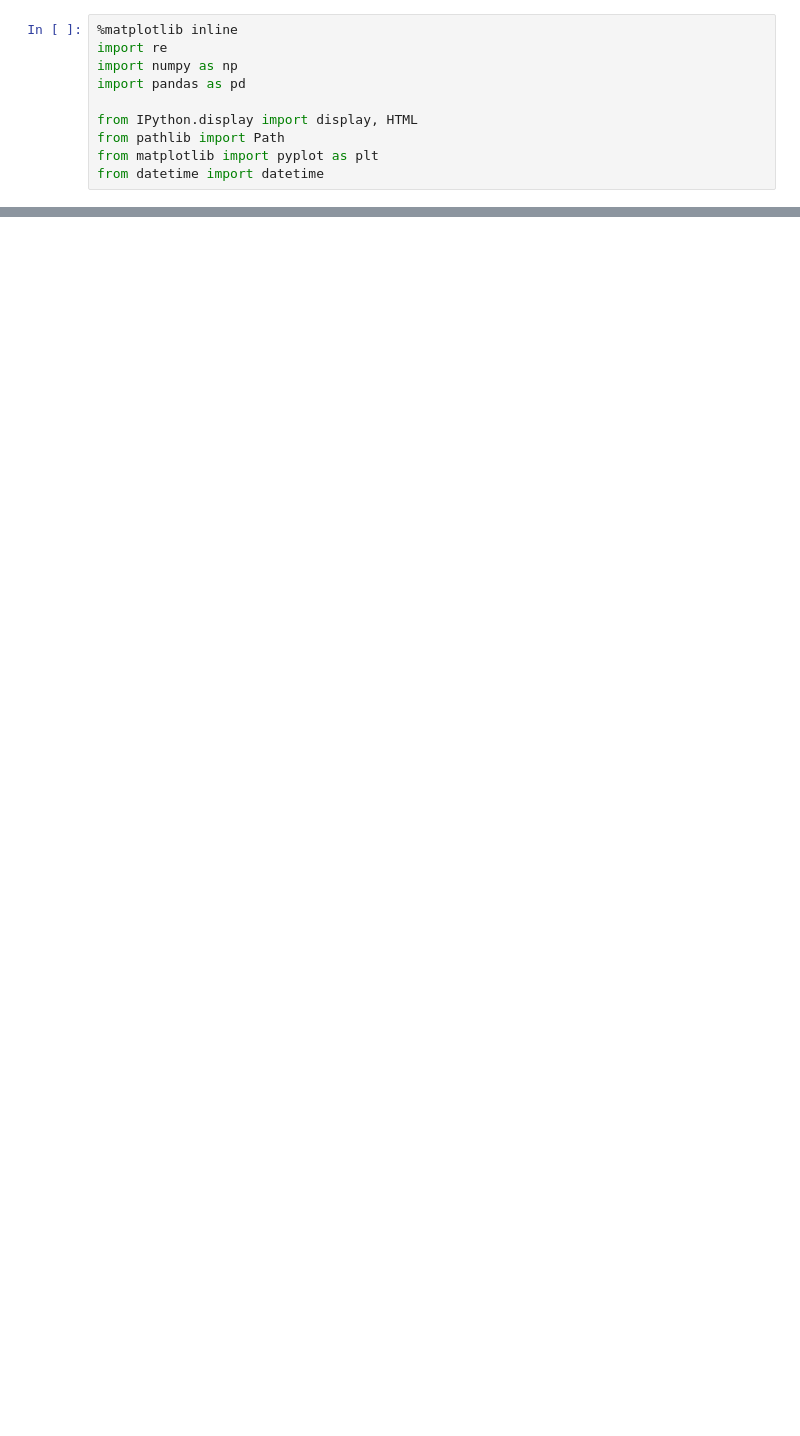
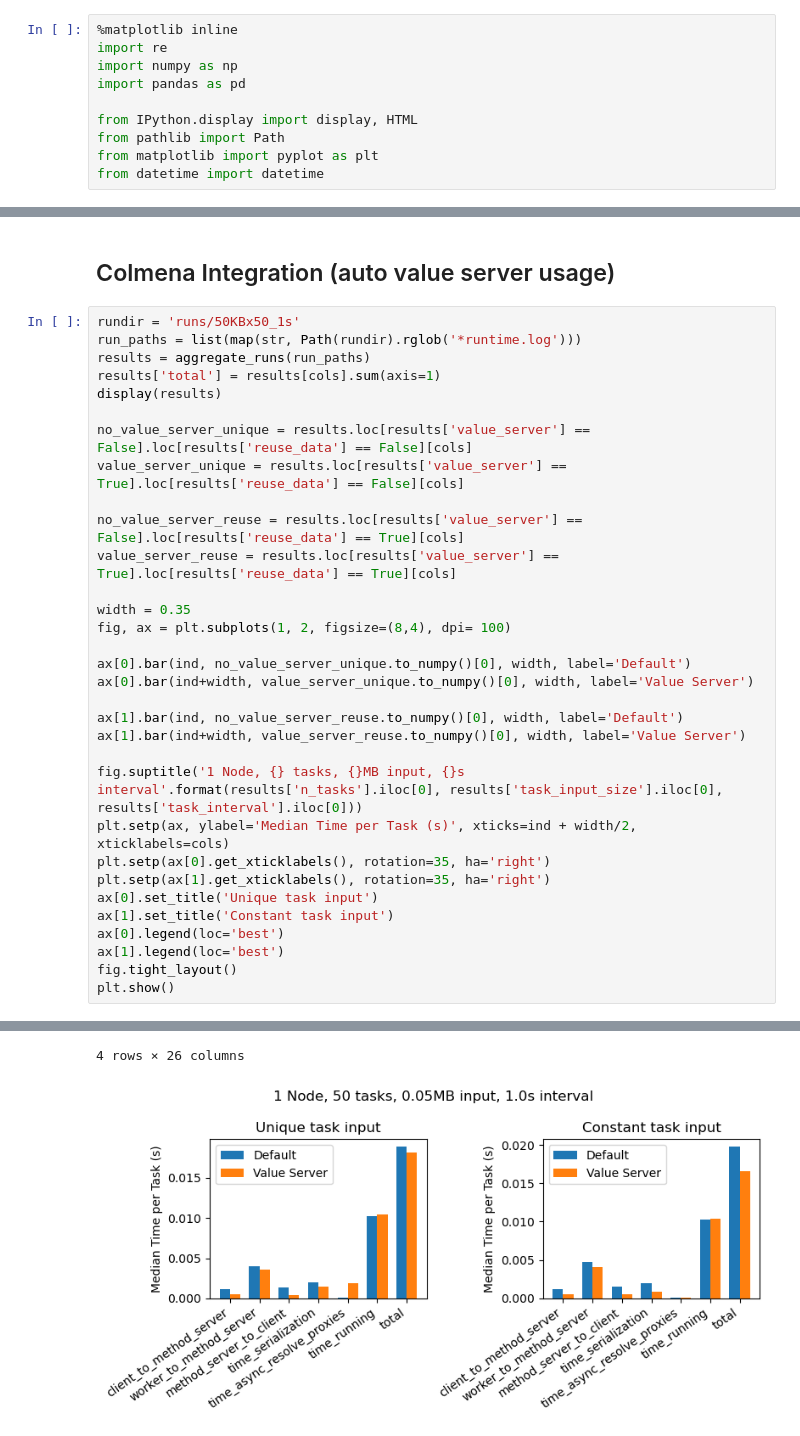
Before and after one commit to exalearn/colmena, a Jupyter notebook: demo_apps/synthetic-data/performance.ipynb, the cells around one changed output, grey strips where cells are left out. Drawn from its saved outputs; the diff is of its cells as text; blank space fills up the shorter version.

```diff
--- a/demo_apps/synthetic-data/performance.ipynb
+++ b/demo_apps/synthetic-data/performance.ipynb
@@ -98,2 +93,37 @@ cols = ['client_to_method_server', 'worker_to_method_server', 'method_server_to_
 ind = np.arange(len(cols))
 width = 0.35
+# %% [markdown]
+## Colmena Integration (auto value server usage)
+# %%
+rundir = 'runs/50KBx50_1s'
+run_paths = list(map(str, Path(rundir).rglob('*runtime.log')))
+results = aggregate_runs(run_paths)
+results['total'] = results[cols].sum(axis=1)
+display(results)
+
+no_value_server_unique = results.loc[results['value_server'] == False].loc[results['reuse_data'] == False][cols]
+value_server_unique = results.loc[results['value_server'] == True].loc[results['reuse_data'] == False][cols]
+
+no_value_server_reuse = results.loc[results['value_server'] == False].loc[results['reuse_data'] == True][cols]
+value_server_reuse = results.loc[results['value_server'] == True].loc[results['reuse_data'] == True][cols]
+
+width = 0.35
+fig, ax = plt.subplots(1, 2, figsize=(8,4), dpi= 100)
+
+ax[0].bar(ind, no_value_server_unique.to_numpy()[0], width, label='Default')
+ax[0].bar(ind+width, value_server_unique.to_numpy()[0], width, label='Value Server')
+
+ax[1].bar(ind, no_value_server_reuse.to_numpy()[0], width, label='Default')
+ax[1].bar(ind+width, value_server_reuse.to_numpy()[0], width, label='Value Server')
+
+fig.suptitle('1 Node, {} tasks, {}MB input, {}s interval'.format(results['n_tasks'].iloc[0], results['task_input_size'].iloc[0], results['task_interval'].iloc[0]))
+plt.setp(ax, ylabel='Median Time per Task (s)', xticks=ind + width/2, xticklabels=cols)
+plt.setp(ax[0].get_xticklabels(), rotation=35, ha='right')
+plt.setp(ax[1].get_xticklabels(), rotation=35, ha='right')
+ax[0].set_title('Unique task input')
+ax[1].set_title('Constant task input')
+ax[0].legend(loc='best')
+ax[1].legend(loc='best')
+fig.tight_layout()
+plt.show()
+# %% [output]
@@ -99,0 +135,2 @@ width = 0.35
+4 rows × 26 columns
+[figure, added]
```
Also changed, not shown: parts of 16 cells of this notebook, 1 other file.
